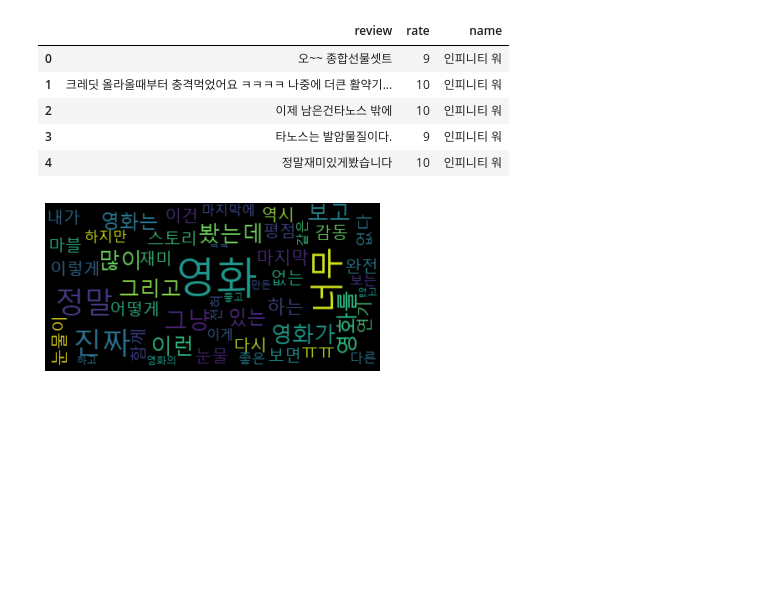
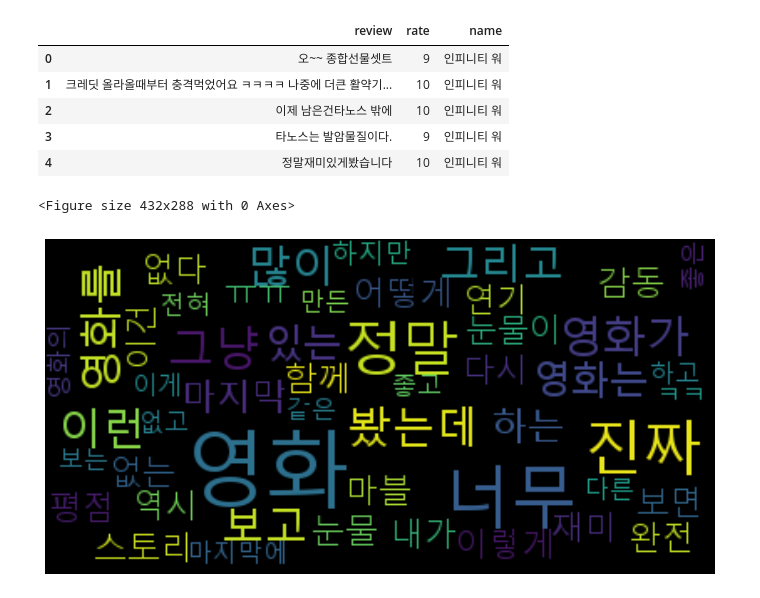
Before and after one commit to krishdb38/TextMining, a Jupyter notebook: Text_mining_Ajou_Univ.ipynb, the cells around one changed output. Drawn from its saved outputs; the diff is of its cells as text; code cells hidden in the pictures; blank space fills up the shorter version.

```diff
--- a/Text_mining_Ajou_Univ.ipynb
+++ b/Text_mining_Ajou_Univ.ipynb
@@ -433,20 +435,21 @@ df.head() #파일의 내용 미리보기 (상위 5개)
 # %%
 wordcloud = WordCloud(
     font_path = font_path,
     max_font_size = 50,
     #width = 800,
     #height = 800,
     #background_color='white',
     max_words=50
 )
 
 wordcloud = wordcloud.generate(" ".join(df.review.tolist())) #review column의 내용을 가져와서 word cloud 그리기
 
 fig = plt.figure()
-#fig = plt.figure(figsize=(12,12))
+fig = plt.figure(figsize=(12,12))
 plt.imshow(wordcloud, interpolation="bilinear")
 plt.axis("off")
 plt.show()
 fig.savefig('wordcloud_without_axisoff.png')
 # %% [output]
+<Figure size 432x288 with 0 Axes>
-[figure, old version]
+[figure, new version]
```
Also changed, not shown: parts of 11 cells of this notebook.
